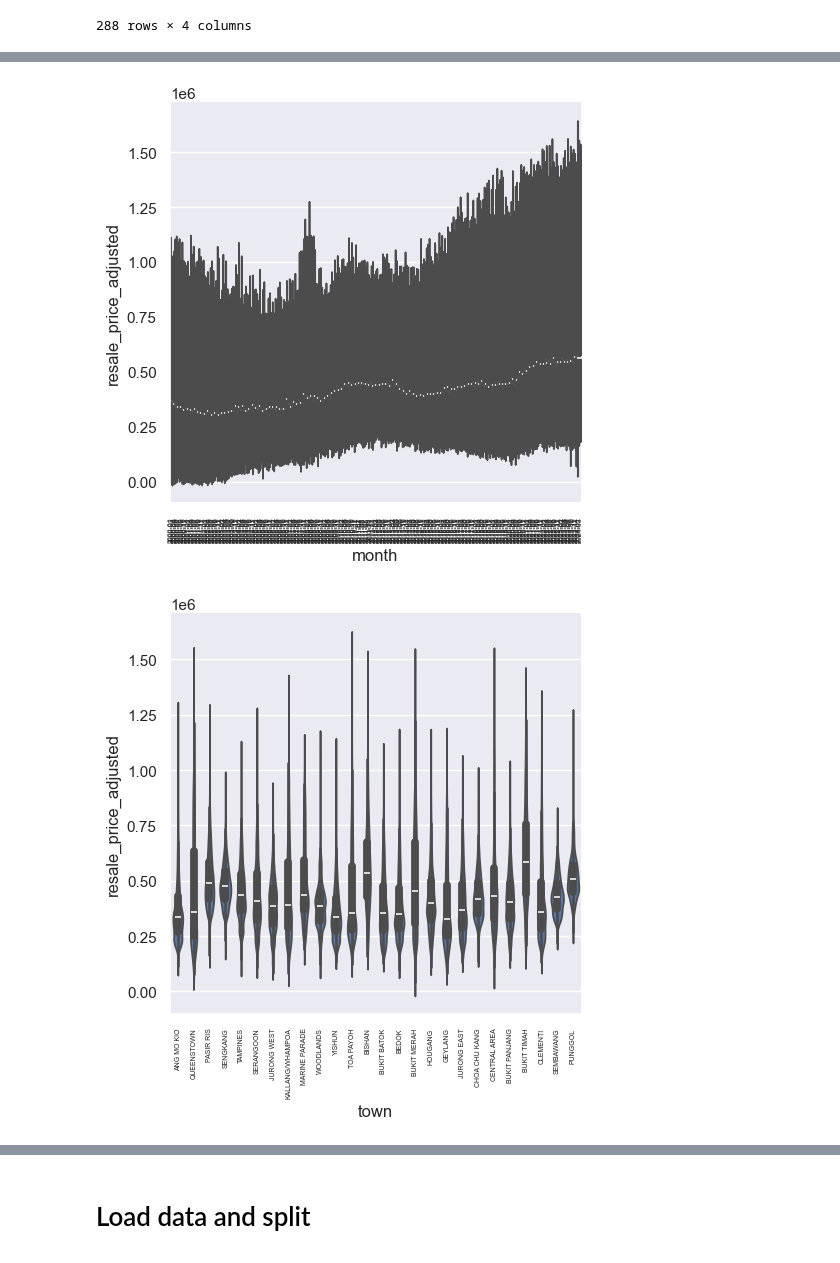
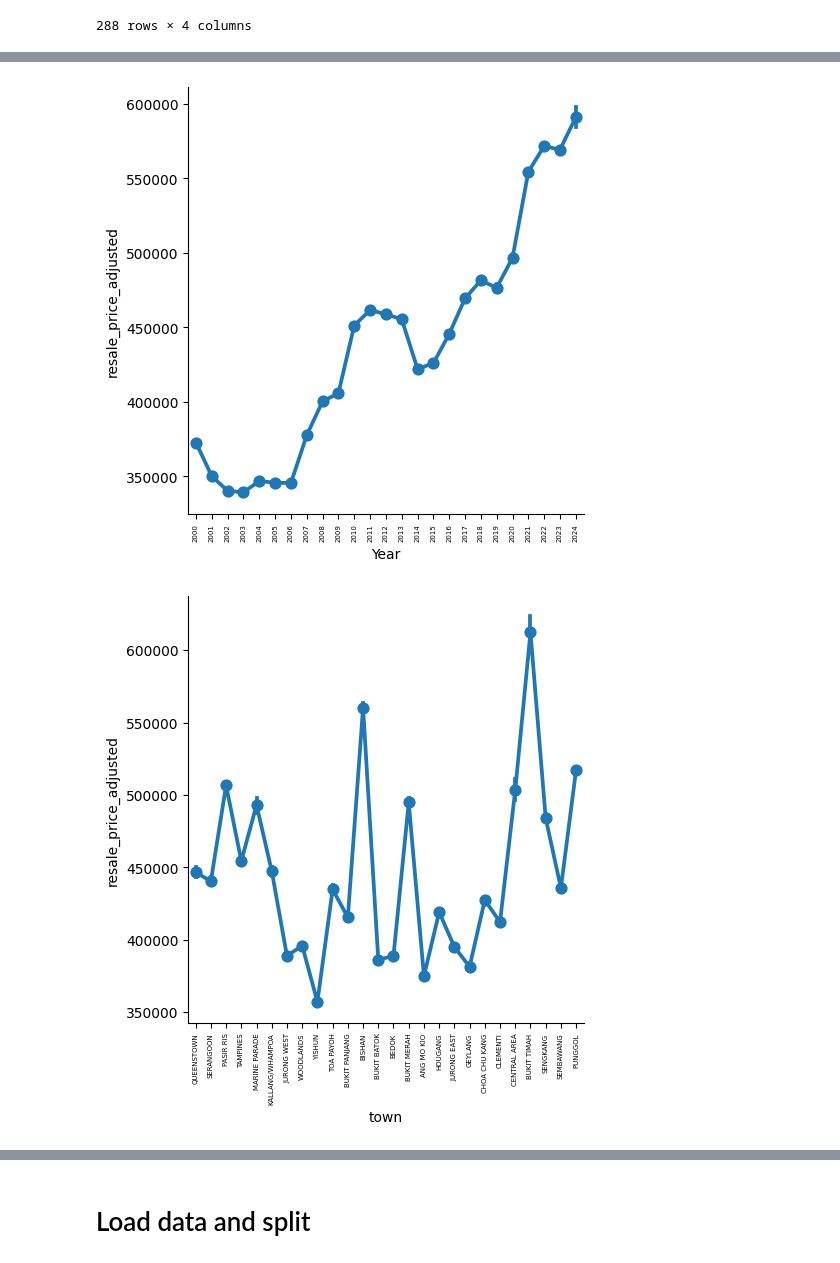
Before and after one commit to KuroInit/HDB-Resale-Price-Predict, a Jupyter notebook: MiniProject_working.ipynb, the cells around one changed output, grey strips where cells are left out. Saved outputs shown, nothing was run; the diff lists cells and outputs as text; code cells hidden in the pictures.

```diff
--- a/MiniProject_working.ipynb
+++ b/MiniProject_working.ipynb
@@ -45,7 +45,7 @@ sorted_combined_data = combined_data.sort_values(by='month', ascending=True)
 
 sorted_combined_data['remaining_lease'] = sorted_combined_data['remaining_lease'].fillna('NULL')
 
-sorted_combined_data[['Year', 'Month']] = sorted_combined_data['month'].str.split('-', expand=True)
+sorted_combined_data[['Year', 'Month']] = sorted_combined_data['month'].str.split('-', expand=True).astype(int)
 sorted_combined_data
 # %% [output]
 |  | month | town | flat_type | storey_range | floor_area_sqm | flat_model | lease_commence_date | ... |
@@ -84,5 +82,5 @@ sorted_combined_data
 # %%
-raw_CPIData = pd.read_csv('data\CPID.csv',header=None)
+raw_CPIData = pd.read_csv('data/CPID.csv',header=None)
 t_CPIData = raw_CPIData.T
 t_CPIData.columns=t_CPIData.iloc[0]
 CPIData= t_CPIData.drop(0)
@@ -196,0 +185,4 @@ sb.lineplot(data=AccomsCPI,x="Year",y="CPIvalue")
+# %%
+merged_data = pd.merge(sorted_combined_data, AccomsCPI, on=['Year','Month'])
+merged_data['AdjustmentValue'] = merged_data['AdjustmentValue'].fillna("NA")
+merged_data
@@ -197,14 +203,9 @@ sb.lineplot(data=AccomsCPI,x="Year",y="CPIvalue")
 # %%
-merged_data = pd.merge(sorted_combined_data, AccomsCPI, left_on='month', right_on='Period', how='left')
-
-# Fill missing AdjustmentValue with 1.0
-merged_data['AdjustmentValue'] = merged_data['AdjustmentValue'].fillna(1.0)
-
 # Adjust the sale price to today's cost
 merged_data['resale_price_adjusted'] = merged_data['resale_price'] * merged_data['AdjustmentValue']
 
 # Drop the unnecessary columns after adjustment
-columns_to_drop = ['Year','Month', 'CPIvalue']
+columns_to_drop = ['CPIvalue']
 merged_data.drop(columns=[col for col in columns_to_drop if col in merged_data.columns], axis=1, inplace=True)
 
 #changing "x" years and "y" months into x+(y/12) years ---> eg 4years 6 months = 4.5years
@@ -302,8 +315,8 @@ sb.heatmap(numericalData.corr(), vmin = -1, vmax = 1, annot = True, fmt = ".2f")
 # %%
-categoricaldata = pd.DataFrame(merged_data[['month', 'town', 'flat_type', 'flat_model', 'resale_price_adjusted']])
-for var in ['month', 'town', 'flat_type', 'flat_model']:
-    plot = sb.catplot(data=categoricaldata, x=var, y='resale_price_adjusted', kind = 'violin')
+categoricaldata = pd.DataFrame(merged_data[['Year', 'town', 'flat_type', 'flat_model', 'resale_price_adjusted']])
+for var in ['Year', 'town', 'flat_type', 'flat_model']:
+    plot = sb.catplot(data=categoricaldata, x=var, y='resale_price_adjusted', kind = 'point')
     plot.set_xticklabels(fontsize=5,rotation = 90)
 # %% [output]
-[figure, old version]
+[figure, new version]
-[figure, old version]
+[figure, new version]
```
Also changed, not shown: parts of 18 cells of this notebook, 3 other files.
